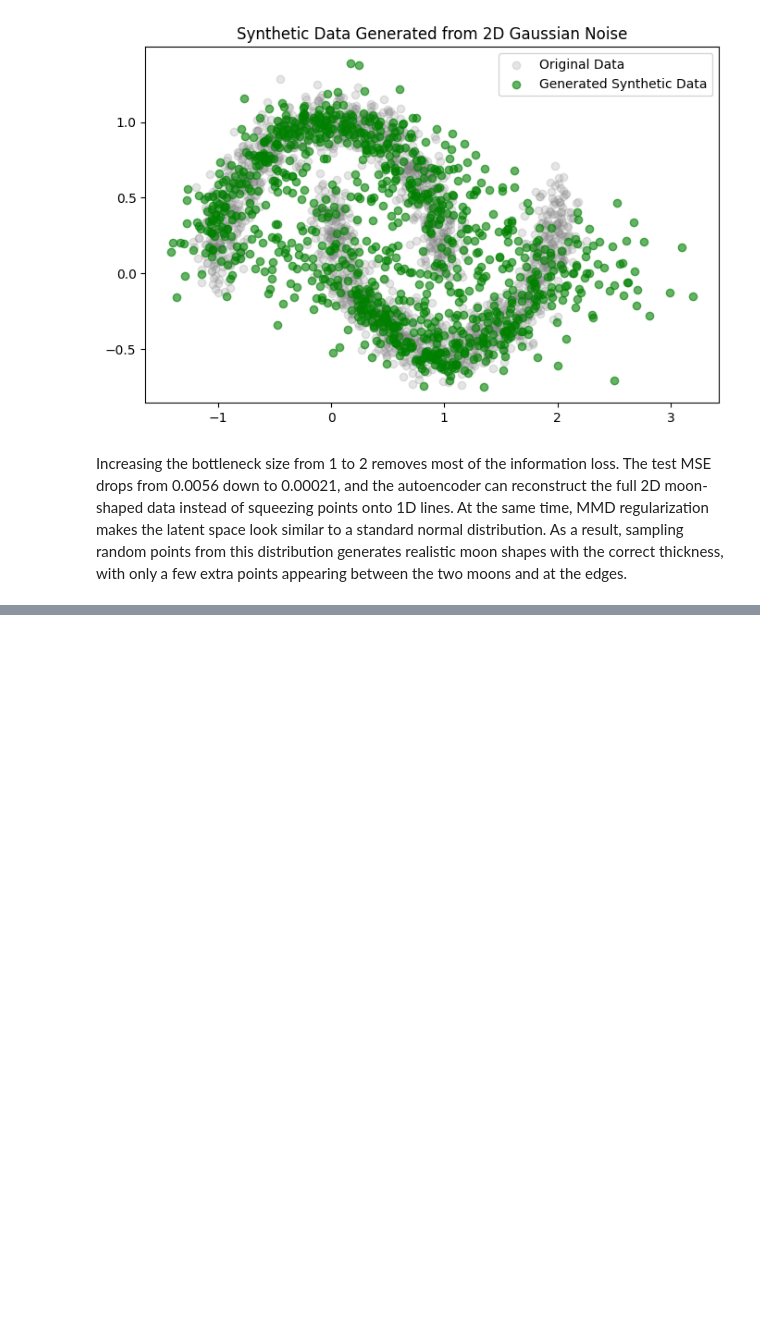
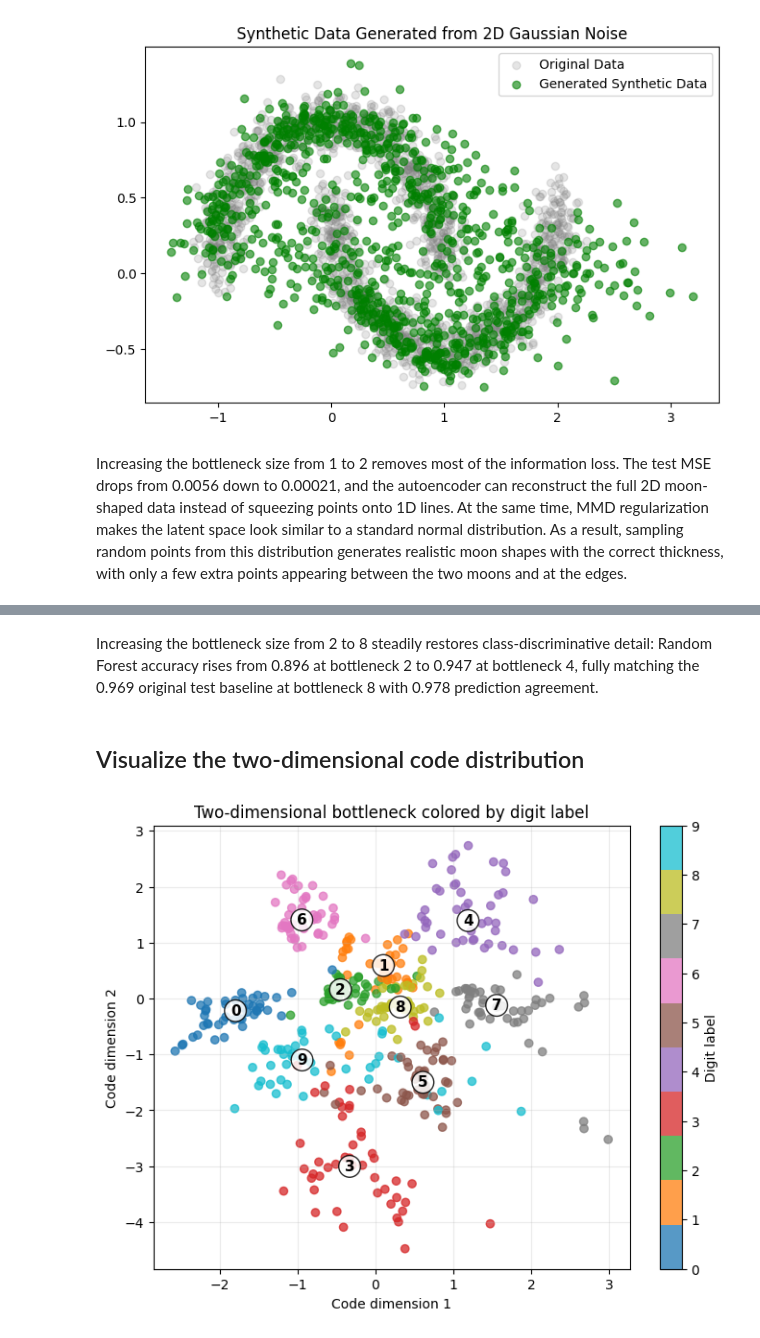
Before and after one commit to binyamolango/GNN, a Jupyter notebook: autoencoders.ipynb, the cells around one changed output, grey strips where cells are left out. Cells and saved outputs as stored; diff of their text form; code cells hidden in the pictures; blank space fills up the shorter version.

```diff
--- a/autoencoders.ipynb
+++ b/autoencoders.ipynb
@@ -524,0 +683,34 @@ Increasing the bottleneck size from 1 to 2 removes most of the information loss.
+# %% [markdown]
+Increasing the bottleneck size from 2 to 8 steadily restores class-discriminative detail: Random Forest accuracy rises from 0.896 at bottleneck 2 to 0.947 at bottleneck 4, fully matching the 0.969 original test baseline at bottleneck 8 with 0.978 prediction agreement.
+# %% [markdown]
+## Visualize the two-dimensional code distribution
+# %%
+code_2d = digits_latent_codes[2]
+
+plt.figure(figsize=(8, 6))
+scatter = plt.scatter(
+    code_2d[:, 0], code_2d[:, 1], c=y_digits_test, cmap="tab10", alpha=0.75
+)
+
+# Label the median position of each digit cluster for clear visual reference
+for digit in range(10):
+    cx, cy = np.median(code_2d[y_digits_test == digit], axis=0)
+    plt.text(
+        cx,
+        cy,
+        str(digit),
+        fontsize=11,
+        fontweight="bold",
+        ha="center",
+        va="center",
+        bbox=dict(boxstyle="circle,pad=0.25", facecolor="white", edgecolor="black", alpha=0.85),
+    )
+
+plt.colorbar(scatter, ticks=range(10), label="Digit label")
+plt.xlabel("Code dimension 1")
+plt.ylabel("Code dimension 2")
+plt.title("Two-dimensional bottleneck colored by digit label")
+plt.grid(True, alpha=0.25)
+plt.show()
+# %% [output]
+[figure, added]
```
Also changed, not shown: parts of 13 cells of this notebook.
